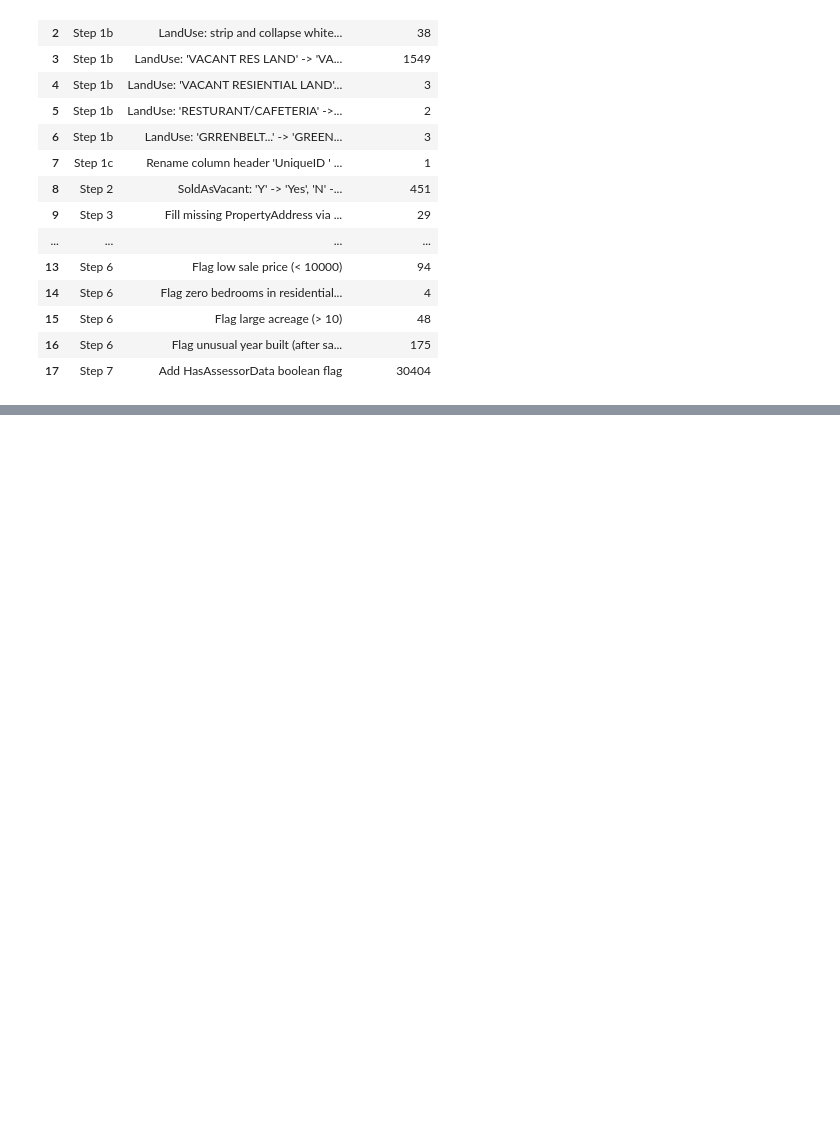
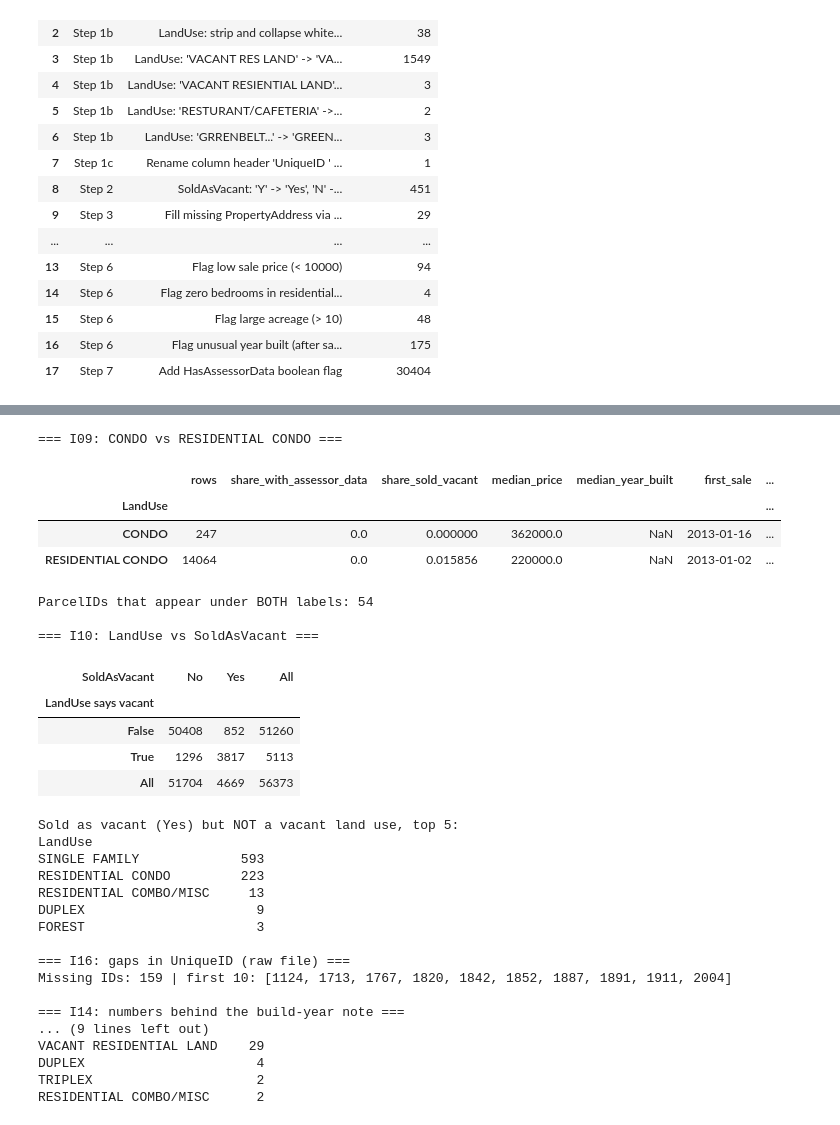
Before and after one commit to MahdiYaqobi/nashville-housing-cleaning, a Jupyter notebook: notebooks/01_cleaning.ipynb, the cells around one changed output, grey strips where cells are left out. Saved outputs shown, nothing was run; the diff lists cells and outputs as text; code cells hidden in the pictures; blank space fills up the shorter version.

```diff
--- a/notebooks/01_cleaning.ipynb
+++ b/notebooks/01_cleaning.ipynb
@@ -885,0 +989,72 @@ All export validations passed successfully. Data cleaning pipeline is fully comp
+# %%
+# Evidence for the open questions in the report (READ-ONLY)
+print("=== I09: CONDO vs RESIDENTIAL CONDO ===")
+condo = df_clean[df_clean["LandUse"].isin(["CONDO", "RESIDENTIAL CONDO"])]
+display(condo.groupby("LandUse").agg(
+    rows=("UniqueID", "size"),
+    share_with_assessor_data=("HasAssessorData", "mean"),
+    share_sold_vacant=("SoldAsVacant", lambda s: (s == "Yes").mean()),
+    median_price=("SalePrice", "median"),
+    median_year_built=("YearBuilt", "median"),
+    first_sale=("SaleDate", "min"),
+    last_sale=("SaleDate", "max"),
+))
+both = (set(df_clean.loc[df_clean["LandUse"] == "CONDO", "ParcelID"])
+        & set(df_clean.loc[df_clean["LandUse"] == "RESIDENTIAL CONDO", "ParcelID"]))
+print("ParcelIDs that appear under BOTH labels:", len(both))
+
+print("\n=== I10: LandUse vs SoldAsVacant ===")
+is_vacant_use = df_clean["LandUse"].str.contains("VACANT", na=False).rename("LandUse says vacant")
+display(pd.crosstab(is_vacant_use, df_clean["SoldAsVacant"], margins=True))
+print("Sold as vacant (Yes) but NOT a vacant land use, top 5:")
+print(df_clean.loc[(df_clean["SoldAsVacant"] == "Yes") & ~is_vacant_use, "LandUse"]
+      .value_counts().head(5).to_string())
+
+print("\n=== I16: gaps in UniqueID (raw file) ===")
+uid = df_raw["UniqueID "]
+missing_ids = sorted(set(range(int(uid.min()), int(uid.max()) + 1)) - set(uid))
+print("Missing IDs:", len(missing_ids), "| first 10:", missing_ids[:10])
+
+print("\n=== I14: numbers behind the build-year note ===")
+flag = df_clean["Flag_UnusualYearBuilt"]
+has_year = df_clean["YearBuilt"].notna()
+print("Yes rate, all rows:", round((df_clean["SoldAsVacant"] == "Yes").mean(), 3))
+print("Yes rate, rows with a build year:",
+      round((df_clean.loc[has_year, "SoldAsVacant"] == "Yes").mean(), 3))
+gap = (df_clean["YearBuilt"] - df_clean["SaleDate"].dt.year)[flag]
+print("Year gap (build year minus sale year), flagged rows:")
+print(gap.value_counts().sort_index().to_string())
+print("LandUse of flagged rows with SoldAsVacant == 'No':")
+print(df_clean.loc[flag & (df_clean["SoldAsVacant"] == "No"), "LandUse"]
+      .value_counts().head(5).to_string())
+# %% [output]
+=== I09: CONDO vs RESIDENTIAL CONDO ===
+|  | rows | share_with_assessor_data | share_sold_vacant | median_price | median_year_built | first_sale | ... |
+| LandUse |  |  |  |  |  |  | ... |
+| CONDO | 247 | 0.0 | 0.000000 | 362000.0 | NaN | 2013-01-16 | ... |
+| RESIDENTIAL CONDO | 14064 | 0.0 | 0.015856 | 220000.0 | NaN | 2013-01-02 | ... |
+ParcelIDs that appear under BOTH labels: 54
+
+=== I10: LandUse vs SoldAsVacant ===
+| SoldAsVacant | No | Yes | All |
+| LandUse says vacant |  |  |  |
+| False | 50408 | 852 | 51260 |
+| True | 1296 | 3817 | 5113 |
+| All | 51704 | 4669 | 56373 |
+Sold as vacant (Yes) but NOT a vacant land use, top 5:
+LandUse
+SINGLE FAMILY             593
+RESIDENTIAL CONDO         223
+RESIDENTIAL COMBO/MISC     13
+DUPLEX                      9
+FOREST                      3
+
+=== I16: gaps in UniqueID (raw file) ===
+Missing IDs: 159 | first 10: [1124, 1713, 1767, 1820, 1842, 1852, 1887, 1891, 1911, 2004]
+
+=== I14: numbers behind the build-year note ===
+... (9 lines left out)
+VACANT RESIDENTIAL LAND    29
+DUPLEX                      4
+TRIPLEX                     2
+RESIDENTIAL COMBO/MISC      2
```
Also changed, not shown: parts of 2 cells of this notebook, 6 other files.
